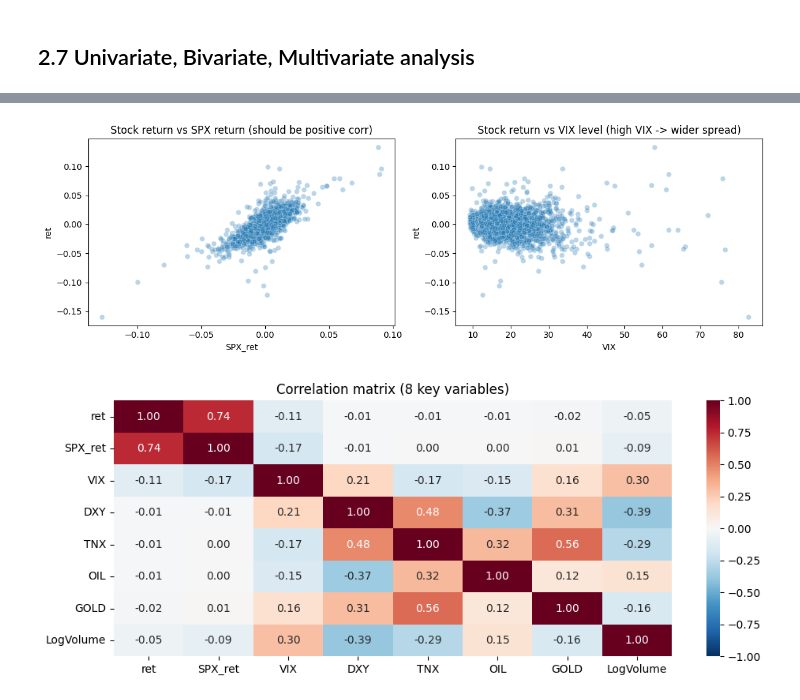
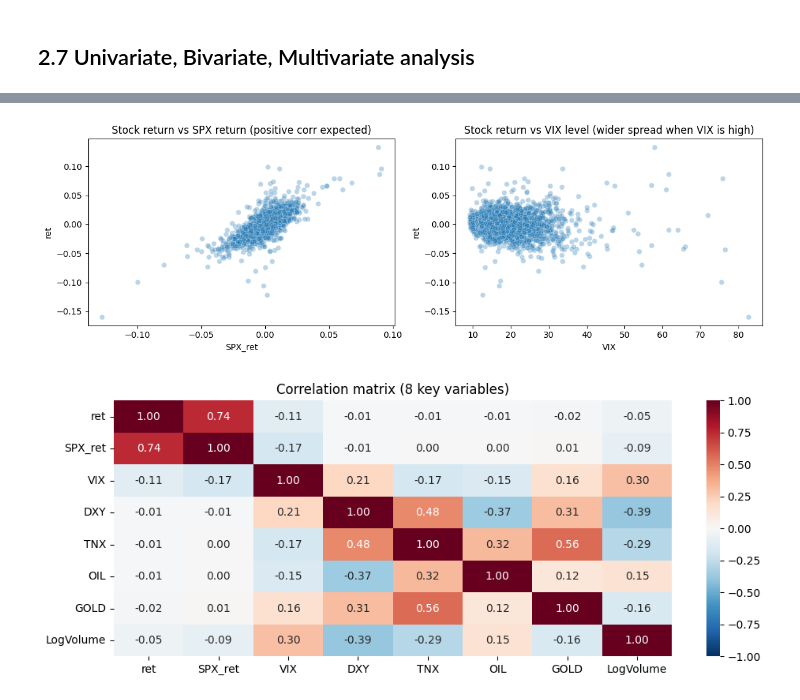
Before and after one commit to hqkh4nh/stocksight-ml, a Jupyter notebook: notebooks/01_main_pipeline.ipynb, the cells around one changed output, grey strips where cells are left out. Saved outputs shown, nothing was run; the diff lists cells and outputs as text; code cells hidden in the pictures.

```diff
--- a/notebooks/01_main_pipeline.ipynb
+++ b/notebooks/01_main_pipeline.ipynb
@@ -219,14 +218,14 @@ plt.tight_layout(); plt.show()
 # %%
 df["SPX_ret"] = np.log(df["SPX"] / df["SPX"].shift(1))
 
 fig, axes = plt.subplots(1, 2, figsize=(12, 4))
 sns.scatterplot(x=df["SPX_ret"], y=df["ret"], ax=axes[0], alpha=0.3)
-axes[0].set_title("Stock return vs SPX return (should be positive corr)")
+axes[0].set_title("Stock return vs SPX return (positive corr expected)")
 sns.scatterplot(x=df["VIX"], y=df["ret"], ax=axes[1], alpha=0.3)
-axes[1].set_title("Stock return vs VIX level (high VIX -> wider spread)")
+axes[1].set_title("Stock return vs VIX level (wider spread when VIX is high)")
 plt.tight_layout(); plt.show()
 # %% [output]
-[figure, old version]
+[figure, new version]
 # %%
 corr_cols = ["ret", "SPX_ret", "VIX", "DXY", "TNX", "OIL", "GOLD", "LogVolume"]
 corr_matrix = df[corr_cols].corr()
```
Also changed, not shown: parts of 16 cells of this notebook.
